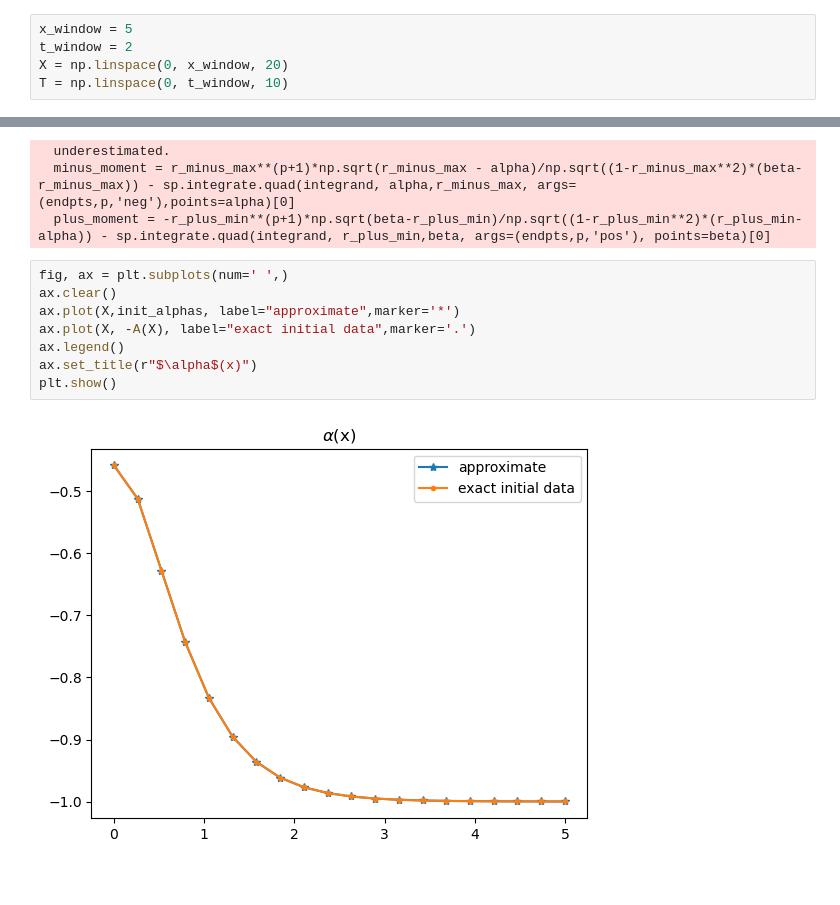
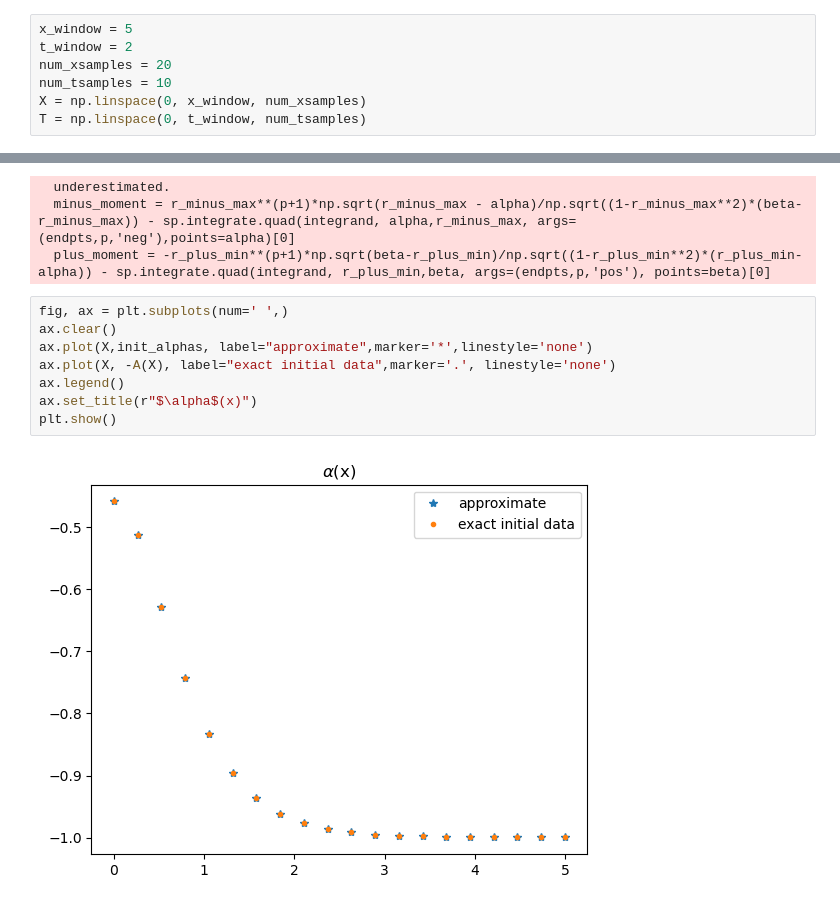
Before and after one commit to infiniteplane/dNLS, a Jupyter notebook: special-initial-condition.ipynb, the cells around one changed output, grey strips where cells are left out. Saved outputs shown, nothing was run; the diff lists cells and outputs as text.

```diff
--- a/special-initial-condition.ipynb
+++ b/special-initial-condition.ipynb
@@ -81,8 +81,10 @@ endpts, sp.optimize.fsolve(total_moments_system, [-A(x0),A(x0)], args=(x0,t0))
 # %%
 x_window = 5
 t_window = 2
-X = np.linspace(0, x_window, 20)
-T = np.linspace(0, t_window, 10)
+num_xsamples = 20
+num_tsamples = 10
+X = np.linspace(0, x_window, num_xsamples)
+T = np.linspace(0, t_window, num_tsamples)
 # %%
 for i in range(len(X)):
 	x0 = X[i]
@@ -128,13 +130,13 @@ for i in range(len(X)):
 # %%
 fig, ax = plt.subplots(num=' ',)
 ax.clear()
-ax.plot(X,init_alphas, label="approximate",marker='*')
-ax.plot(X, -A(X), label="exact initial data",marker='.')
+ax.plot(X,init_alphas, label="approximate",marker='*',linestyle='none')
+ax.plot(X, -A(X), label="exact initial data",marker='.', linestyle='none')
 ax.legend()
 ax.set_title(r"$\alpha$(x)")
 plt.show()
 # %% [output]
-[figure, old version]
+[figure, new version]
 # %%
 fig2, ax2 = plt.subplots(num=' ',)
 ax2.clear()
```
Also changed, not shown: parts of 11 cells of this notebook.
